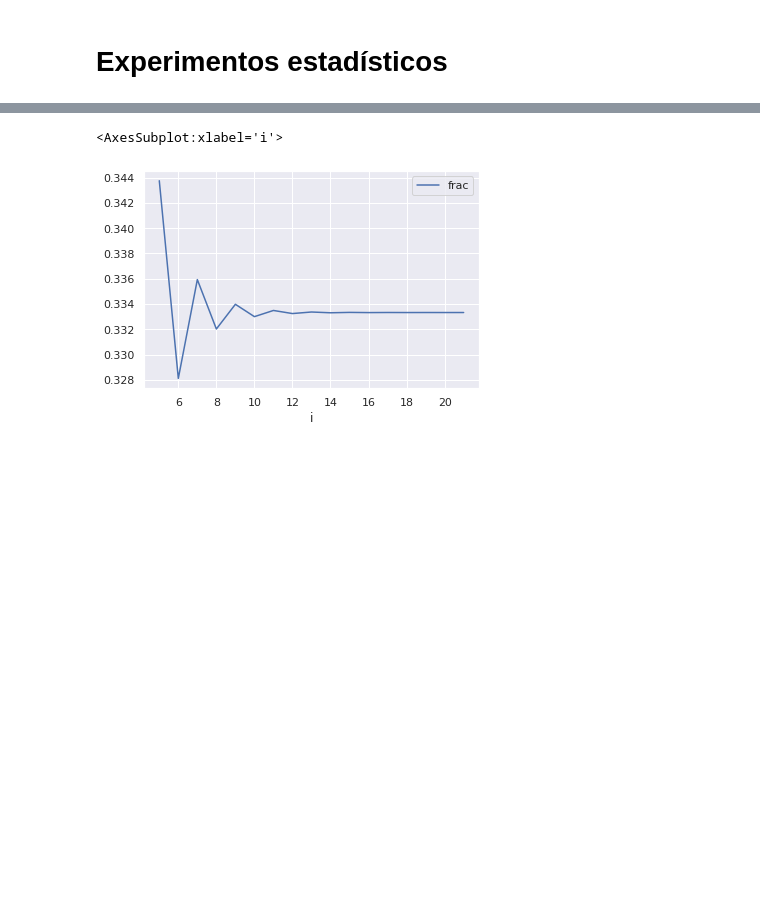
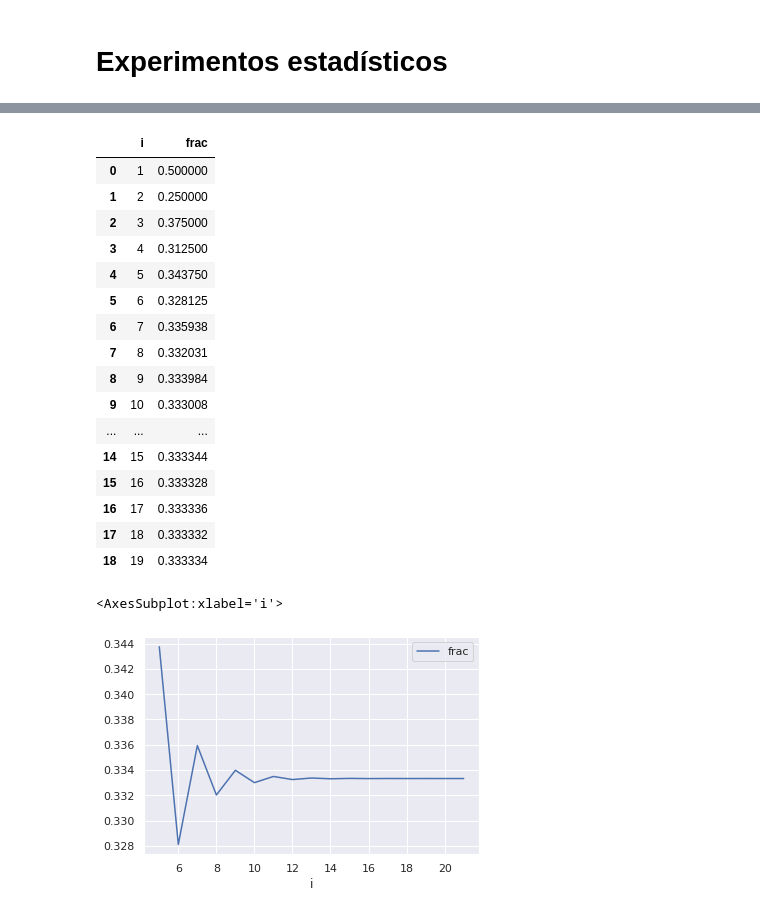
Before and after one commit to viantirreau/count-nfa, a Jupyter notebook: Bruteforce.ipynb, the cells around one changed output, grey strips where cells are left out. Saved outputs shown, nothing was run; the diff lists cells and outputs as text; code cells hidden in the pictures; blank space fills up the shorter version.

```diff
--- a/Bruteforce.ipynb
+++ b/Bruteforce.ipynb
@@ -693,3 +706,23 @@ df.plot(x="i", y="frac")
+# %%
+df
+# %% [output]
+|  | i | frac |
+| 0 | 1 | 0.500000 |
+| 1 | 2 | 0.250000 |
+| 2 | 3 | 0.375000 |
+| 3 | 4 | 0.312500 |
+| 4 | 5 | 0.343750 |
+| 5 | 6 | 0.328125 |
+| 6 | 7 | 0.335938 |
+| 7 | 8 | 0.332031 |
+| 8 | 9 | 0.333984 |
+| 9 | 10 | 0.333008 |
+| ... | ... | ... |
+| 14 | 15 | 0.333344 |
+| 15 | 16 | 0.333328 |
+| 16 | 17 | 0.333336 |
+| 17 | 18 | 0.333332 |
+| 18 | 19 | 0.333334 |
 # %%
 df[df.i >= 5].plot(x="i", y="frac")
 # %% [output]
```
Also changed, not shown: parts of 8 cells of this notebook.
